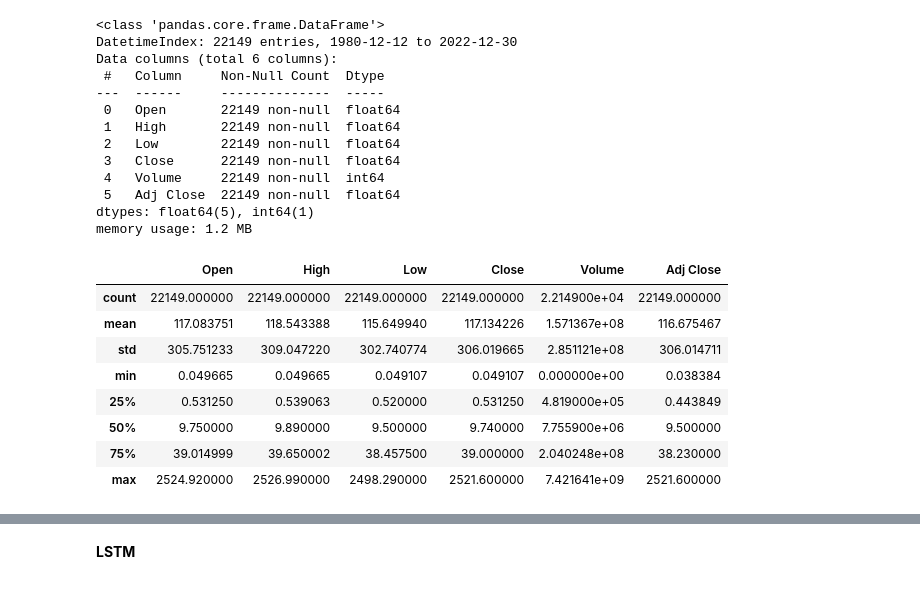
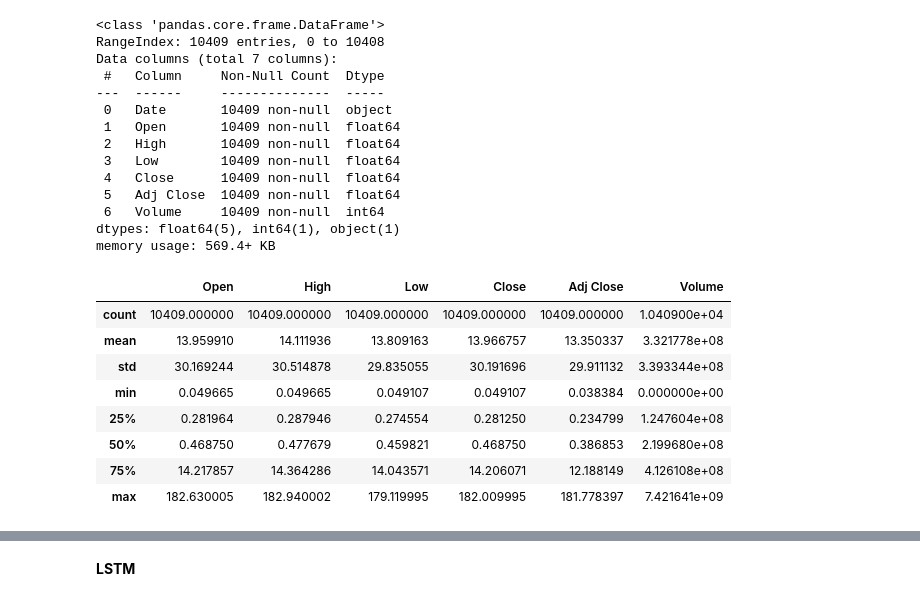
Before and after one commit to freshpex/AI-Final-Project, a Jupyter notebook: AI_Final_Project.ipynb, the cells around one changed output, grey strips where cells are left out. Saved outputs shown, nothing was run; the diff lists cells and outputs as text; code cells hidden in the pictures.

```diff
--- a/AI_Final_Project.ipynb
+++ b/AI_Final_Project.ipynb
@@ -47,0 +16,7 @@ combined_df.head(5)
+# %%
+# file = '/content/drive/MyDrive/stock.csv'
+
+file = 'datasets/combined_dataset.csv'
+
+df = pd.read_csv(file)
+df.head(5)
@@ -48,28 +30,29 @@ combined_df.head(5)
 # %%
-combined_df.info()
+df.info()
 # %% [output]
 <class 'pandas.core.frame.DataFrame'>
-DatetimeIndex: 22149 entries, 1980-12-12 to 2022-12-30
-Data columns (total 6 columns):
+RangeIndex: 10409 entries, 0 to 10408
+Data columns (total 7 columns):
  #   Column     Non-Null Count  Dtype
 ---  ------     --------------  -----
- 0   Open       22149 non-null  float64
- 1   High       22149 non-null  float64
- 2   Low        22149 non-null  float64
- 3   Close      22149 non-null  float64
- 4   Volume     22149 non-null  int64
- 5   Adj Close  22149 non-null  float64
-dtypes: float64(5), int64(1)
-memory usage: 1.2 MB
+ 0   Date       10409 non-null  object
+ 1   Open       10409 non-null  float64
+ 2   High       10409 non-null  float64
+ 3   Low        10409 non-null  float64
+ 4   Close      10409 non-null  float64
+ 5   Adj Close  10409 non-null  float64
+ 6   Volume     10409 non-null  int64
+dtypes: float64(5), int64(1), object(1)
+memory usage: 569.4+ KB
 # %%
-combined_df.describe()
+df.describe()
 # %% [output]
-|  | Open | High | Low | Close | Volume | Adj Close |
-| count | 22149.000000 | 22149.000000 | 22149.000000 | 22149.000000 | 2.214900e+04 | 22149.000000 |
-| mean | 117.083751 | 118.543388 | 115.649940 | 117.134226 | 1.571367e+08 | 116.675467 |
-| std | 305.751233 | 309.047220 | 302.740774 | 306.019665 | 2.851121e+08 | 306.014711 |
-| min | 0.049665 | 0.049665 | 0.049107 | 0.049107 | 0.000000e+00 | 0.038384 |
-| 25% | 0.531250 | 0.539063 | 0.520000 | 0.531250 | 4.819000e+05 | 0.443849 |
-| 50% | 9.750000 | 9.890000 | 9.500000 | 9.740000 | 7.755900e+06 | 9.500000 |
-| 75% | 39.014999 | 39.650002 | 38.457500 | 39.000000 | 2.040248e+08 | 38.230000 |
-| max | 2524.920000 | 2526.990000 | 2498.290000 | 2521.600000 | 7.421641e+09 | 2521.600000 |
+|  | Open | High | Low | Close | Adj Close | Volume |
+| count | 10409.000000 | 10409.000000 | 10409.000000 | 10409.000000 | 10409.000000 | 1.040900e+04 |
+| mean | 13.959910 | 14.111936 | 13.809163 | 13.966757 | 13.350337 | 3.321778e+08 |
+| std | 30.169244 | 30.514878 | 29.835055 | 30.191696 | 29.911132 | 3.393344e+08 |
+| min | 0.049665 | 0.049665 | 0.049107 | 0.049107 | 0.038384 | 0.000000e+00 |
+| 25% | 0.281964 | 0.287946 | 0.274554 | 0.281250 | 0.234799 | 1.247604e+08 |
+| 50% | 0.468750 | 0.477679 | 0.459821 | 0.468750 | 0.386853 | 2.199680e+08 |
+| 75% | 14.217857 | 14.364286 | 14.043571 | 14.206071 | 12.188149 | 4.126108e+08 |
+| max | 182.630005 | 182.940002 | 179.119995 | 182.009995 | 181.778397 | 7.421641e+09 |
```
Also changed, not shown: parts of 22 cells of this notebook, 13 other files.
